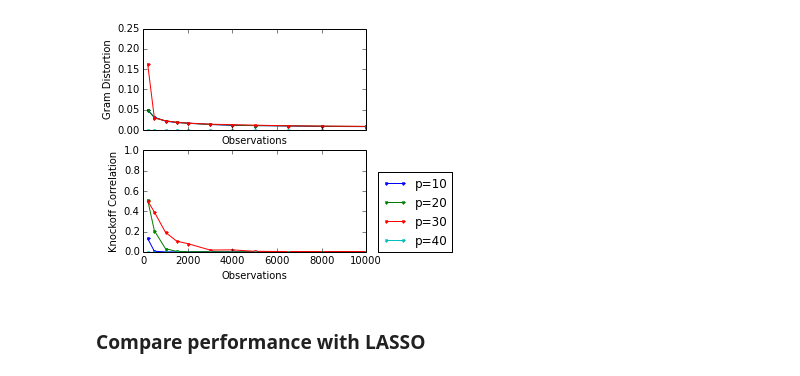
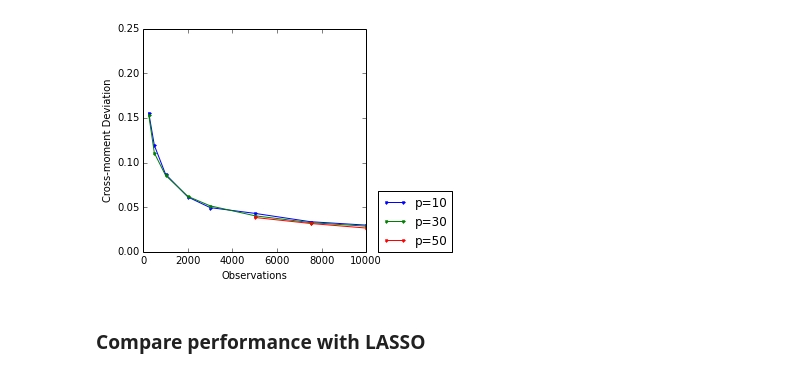
Before and after one commit to ajmaurer/Chicago-Course-Work, a Jupyter notebook: masters_paper/section4_simulations.ipynb, the cells around one changed output. Saved outputs shown, nothing was run; the diff lists cells and outputs as text; code cells hidden in the pictures.

```diff
--- a/masters_paper/section4_simulations.ipynb
+++ b/masters_paper/section4_simulations.ipynb
@@ -127,27 +148,27 @@ finished p=30, n=10000
 # %%
+distortion_data = pd.read_table('data/distortion.txt',
+                           header=0,
+                           names=['seed','p','n','dist']
+                          )
+distortion_data.drop_duplicates()
+
+
 # Plot
-f,subplts = plt.subplots(2,1,sharex=True)
+f,subplts = plt.subplots(1,1,sharex=True)
 f.set_size_inches(4,4)
 
-subplts[0].set_xlim(0,max(ns))
-subplts[0].set_ylim(0,.25)
-subplts[0].set_xlabel('Observations')
-subplts[0].set_ylabel('Gram Distortion')
-for i in range(len(ps)):
-    subplts[0].plot(ns,fit_data[i,:],label='p=%d' % ps[i],marker='.')
-
-subplts[1].set_xlim(0,max(ns))
-subplts[1].set_ylim(0,1)
-subplts[1].set_xlabel('Observations')
-subplts[1].set_ylabel('Knockoff Correlation')
-for i in range(len(ps)):
-    subplts[1].plot(ns,s_data[i,:],label='p=%d' % ps[i],marker='.')
-
-subplts[1].legend(bbox_to_anchor=(1.05, 0), loc='lower left', borderaxespad=0.)
+subplts.set_xlim(0,distortion_data['n'].max())
+subplts.set_ylim(0,.25)
+subplts.set_xlabel('Observations')
+subplts.set_ylabel('Cross-moment Deviation')
+for p in distortion_data['p'].unique():
+    series = distortion_data.groupby(['p','n']).mean().loc[p,'dist']
+    subplts.plot(series.index,series,label='p=%d' % p,marker='.')
+subplts.legend(bbox_to_anchor=(1.05, 0), loc='lower left', borderaxespad=0.)
 
 plt.savefig('images/sigma_fit.pdf',bbox_inches='tight')
 # %% [output]
-[figure, old version]
+[figure, new version]
 # %% [markdown]
 ### Compare performance with LASSO
 # %%
```
Also changed, not shown: parts of 2 cells of this notebook, 3 other files.
